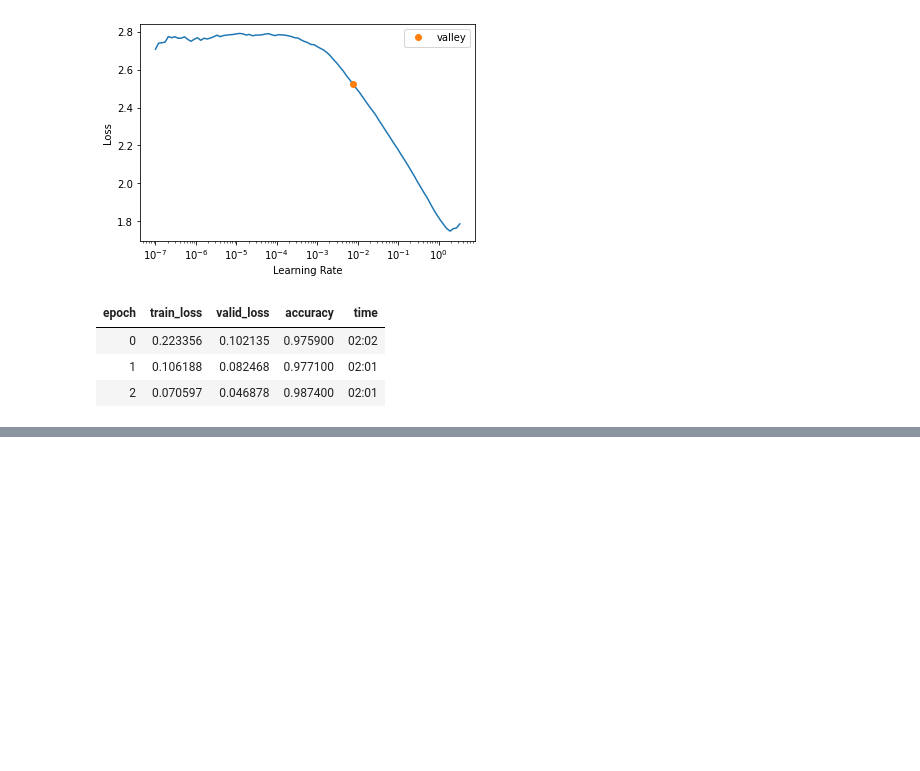
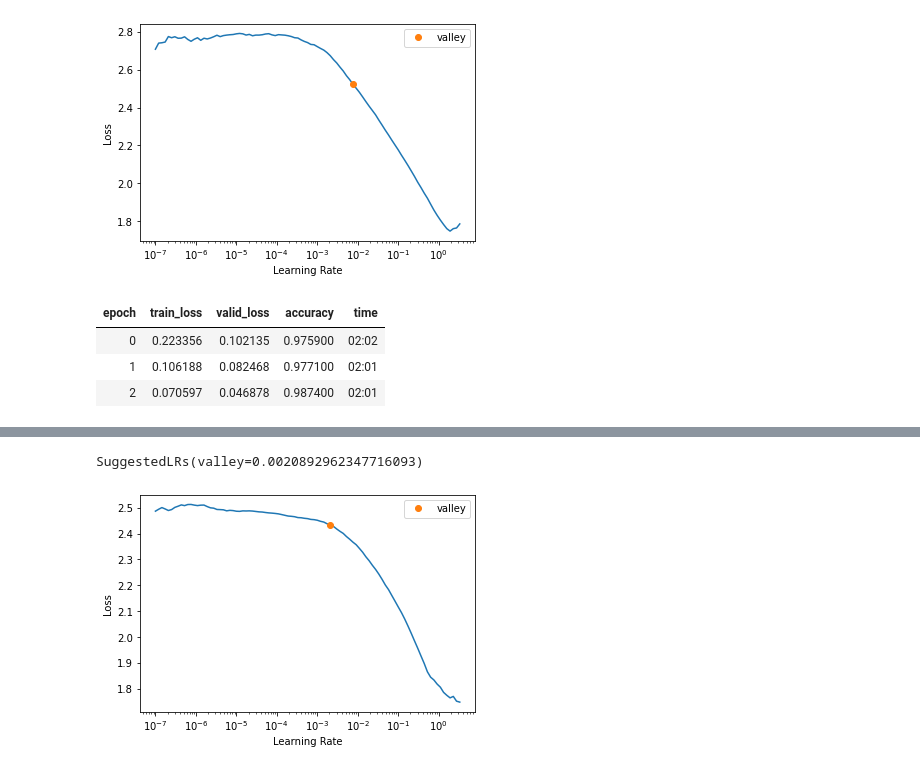
Before and after one commit to Aravinda89/Image-Classificatio-from-Scratch, a Jupyter notebook: mnist.ipynb, the cells around one changed output, grey strips where cells are left out. Saved outputs shown, nothing was run; the diff lists cells and outputs as text; code cells hidden in the pictures; blank space fills up the shorter version.

```diff
--- a/mnist.ipynb
+++ b/mnist.ipynb
@@ -194,0 +263,8 @@ learn.fit_one_cycle(3, lr_max=0.007585775572806597)
+# %%
+class ResBlock(Module):
+  def __init__(self, nf):
+    self.conv1 = ConvLayer(nf, nf)
+    self.conv2 = ConvLayer(nf, nf)
+
+  def forward(self, x):
+    return x + self.conv2(self.conv1(x))
@@ -194,0 +303,17 @@ learn.fit_one_cycle(3, lr_max=0.007585775572806597)
+# %%
+def conv_and_res(ni, nf):
+  return nn.Sequential(conv2(ni, nf), ResBlock(nf))
+# %%
+net = nn.Sequential(
+    conv_and_res(1,8),
+    conv_and_res(8,16),
+    conv_and_res(16,32),
+    conv_and_res(32,16),
+    conv2(16,10),
+    Flatten()
+)
+# %%
+learn = Learner(dls, net, loss_func=CrossEntropyLossFlat(), metrics=[error_rate, accuracy])
+# %%
+learn.lr_find()
+# %% [output]
@@ -194,0 +321,2 @@ learn.fit_one_cycle(3, lr_max=0.007585775572806597)
+SuggestedLRs(valley=0.0020892962347716093)
+[figure, added]
```
Also changed, not shown: parts of 21 cells of this notebook.
